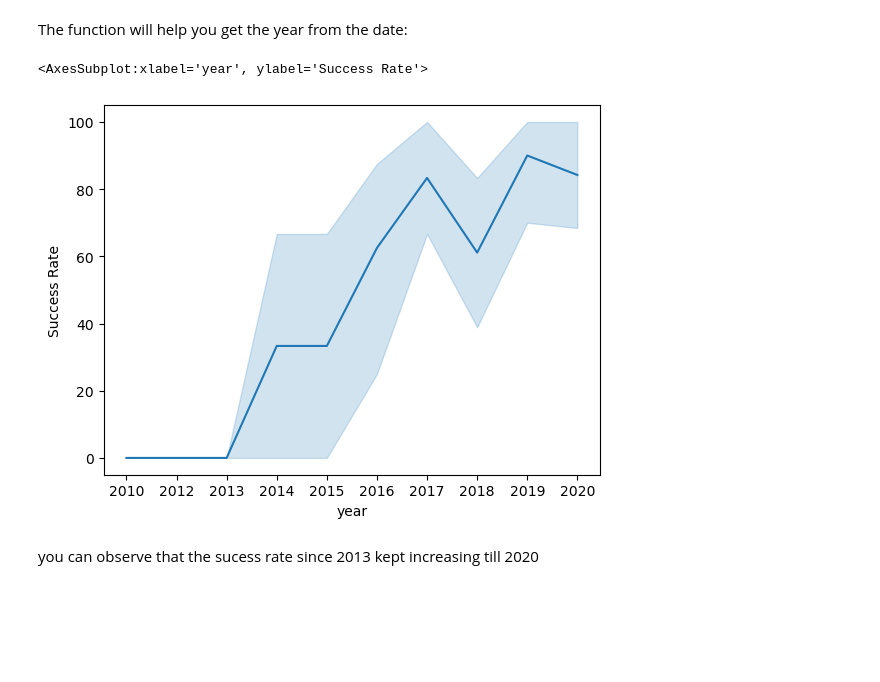
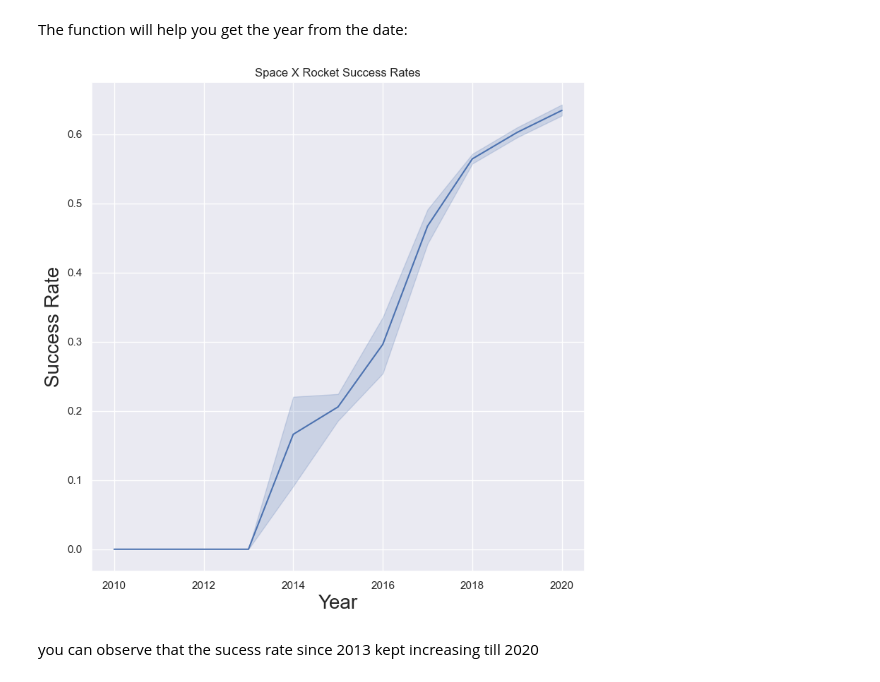
Before and after one commit to rknightscode/DS_Captstone, a Jupyter notebook: jupyter-labs-eda-dataviz.ipynb, the cells around one changed output. Cells and saved outputs as stored; diff of their text form; code cells hidden in the pictures; blank space fills up the shorter version.

```diff
--- a/jupyter-labs-eda-dataviz.ipynb
+++ b/jupyter-labs-eda-dataviz.ipynb
@@ -175,16 +175,34 @@ def Extract_year(date):
     for i in df["Date"]:
         year.append(i.split("-")[0])
     return year
-# %%
-# Plot a line chart with x axis to be the extracted year and y axis to be the success rate
-
-year = []
-df["year"] = Extract_year(year)
-df["Success Rate"] = df["Class"] * 100
-sns.lineplot(data = df, x = "year", y = "Success Rate")
-# %% [output]
-<AxesSubplot:xlabel='year', ylabel='Success Rate'>
-[figure, removed]
+# %%
+# Plot a line chart with x axis to be the extracted year and
+# #y axis to be the success rate
+
+#sucess rate = sucess from total launces.  I think maybe it can also acheived by cumulative iteration using len for the length of the df and iterating rough
+year = pd.DatetimeIndex(df['Date']).year
+year = np.array(list(year))
+successratelist = []
+successrate = 0.00
+cumulative_rate = 1
+data = 0
+for x in df['Class']:
+    data = x + data
+    successrate = data/cumulative_rate
+    successratelist.append(successrate)
+    cumulative_rate = cumulative_rate +1
+
+successratelist = np.array(successratelist)
+d = {'successrate':successratelist,'year':year}
+sns.set(rc={'figure.figsize':(9,9)})
+sns.lineplot(data=d, x="year", y="successrate" )
+
+plt.xlabel("Year",fontsize=20)
+plt.title('Space X Rocket Success Rates')
+plt.ylabel("Success Rate",fontsize=20)
+plt.show()
+# %% [output]
+[figure, added]
 # %% [markdown]
 you can observe that the sucess rate since 2013 kept increasing till 2020
 # %% [markdown]
```
Also changed, not shown: parts of 8 cells of this notebook, 3 other files.
